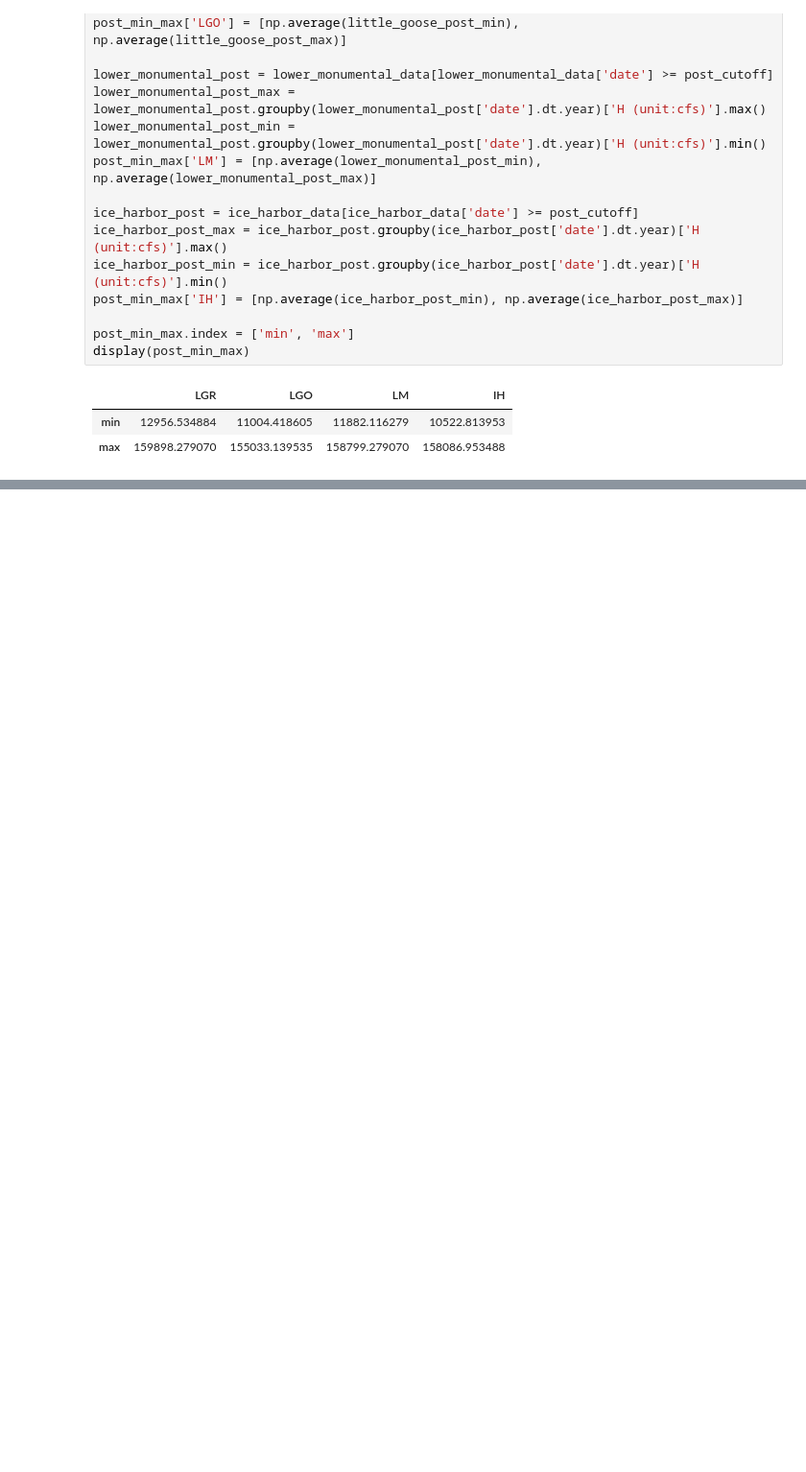
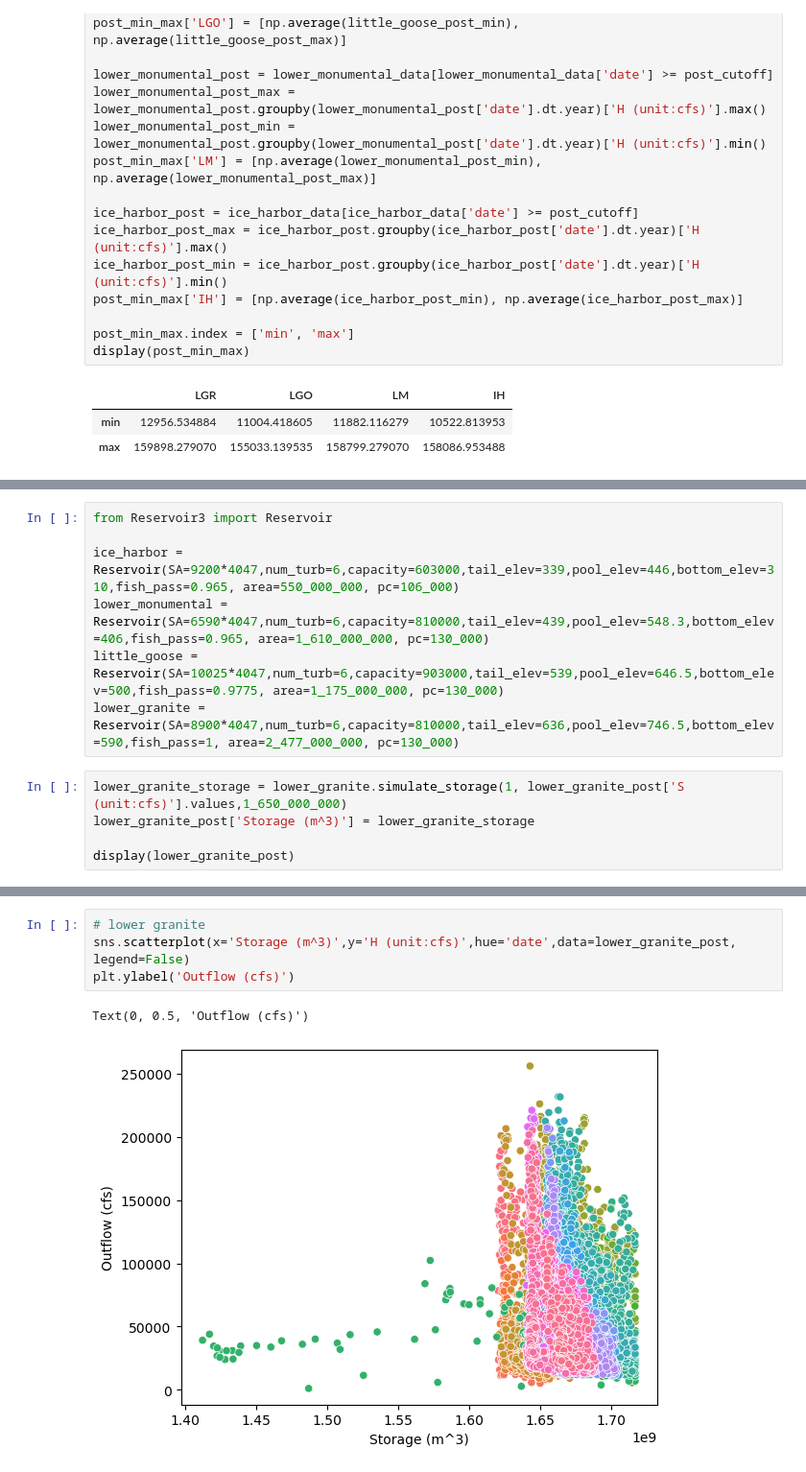
Before and after one commit to clairewang23/columbia_river_model, a Jupyter notebook: reservoir_data_testing.ipynb, the cells around one changed output, grey strips where cells are left out. Shown at 96% size. Drawn from its saved outputs; the diff is of its cells as text; blank space fills up the shorter version.

```diff
--- a/reservoir_data_testing.ipynb
+++ b/reservoir_data_testing.ipynb
@@ -183,0 +186,12 @@ display(post_min_max)
+# %%
+from Reservoir3 import Reservoir
+
+ice_harbor = Reservoir(SA=9200*4047,num_turb=6,capacity=603000,tail_elev=339,pool_elev=446,bottom_elev=310,fish_pass=0.965, area=550_000_000, pc=106_000)
+lower_monumental = Reservoir(SA=6590*4047,num_turb=6,capacity=810000,tail_elev=439,pool_elev=548.3,bottom_elev=406,fish_pass=0.965, area=1_610_000_000, pc=130_000)
+little_goose = Reservoir(SA=10025*4047,num_turb=6,capacity=903000,tail_elev=539,pool_elev=646.5,bottom_elev=500,fish_pass=0.9775, area=1_175_000_000, pc=130_000)
+lower_granite = Reservoir(SA=8900*4047,num_turb=6,capacity=810000,tail_elev=636,pool_elev=746.5,bottom_elev=590,fish_pass=1, area=2_477_000_000, pc=130_000)
+# %%
+lower_granite_storage = lower_granite.simulate_storage(1, lower_granite_post['S (unit:cfs)'].values,1_650_000_000)
+lower_granite_post['Storage (m^3)'] = lower_granite_storage
+
+display(lower_granite_post)
@@ -183,0 +217,7 @@ display(post_min_max)
+# %%
+# lower granite
+sns.scatterplot(x='Storage (m^3)',y='H (unit:cfs)',hue='date',data=lower_granite_post, legend=False)
+plt.ylabel('Outflow (cfs)')
+# %% [output]
+Text(0, 0.5, 'Outflow (cfs)')
+[figure, added]
```
Also changed, not shown: parts of 4 cells of this notebook, 1 other file.
